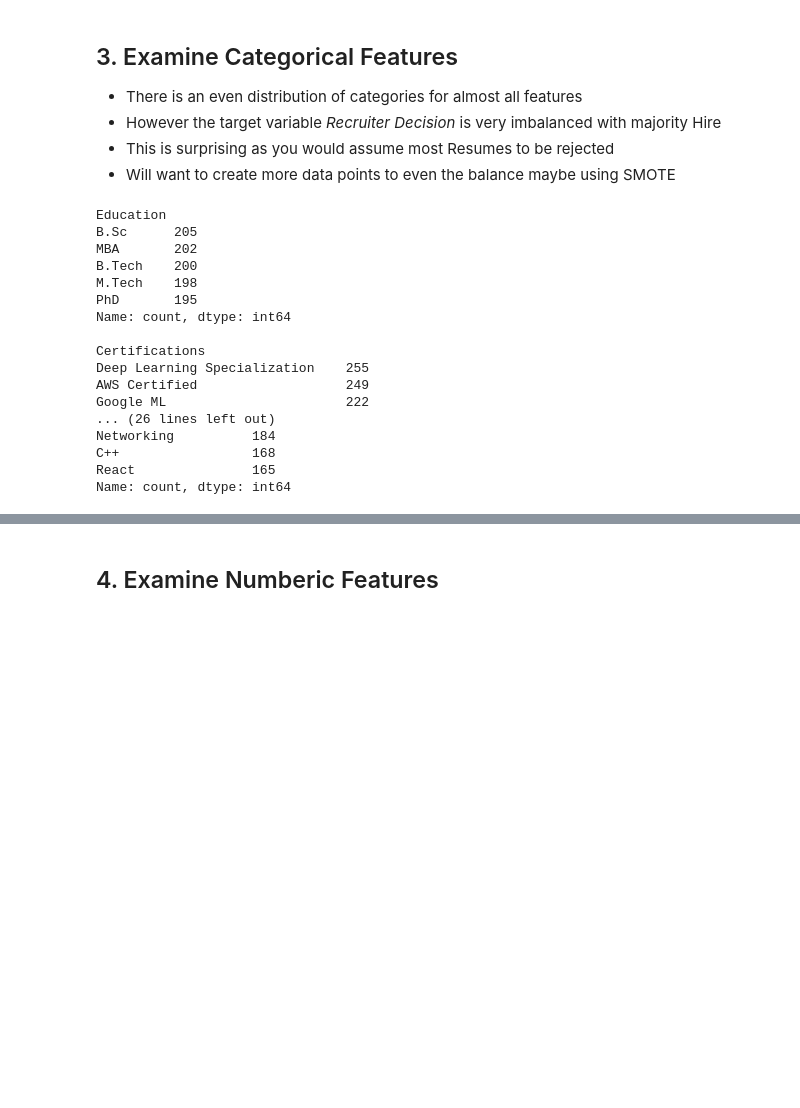
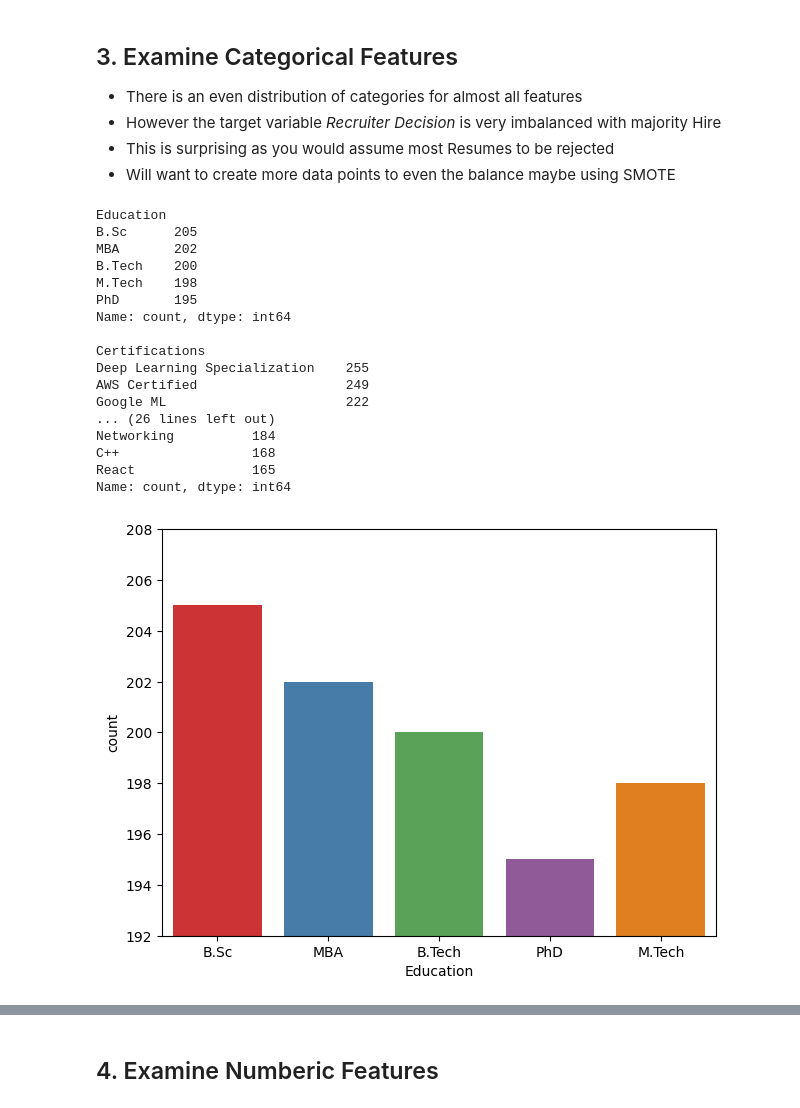
Before and after one commit to ehagye/ResumeRanker, a Jupyter notebook: notebooks/01_eda.ipynb, the cells around one changed output, grey strips where cells are left out. Drawn from its saved outputs; the diff is of its cells as text; code cells hidden in the pictures; blank space fills up the shorter version.

Commit message:
Added graphs to the eda using seaborn.

```diff
--- a/notebooks/01_eda.ipynb
+++ b/notebooks/01_eda.ipynb
@@ -93,25 +96,42 @@ dtype: float64
 # %%
 # printing out each categorical feature and their amounts
 print(df['Education'].value_counts(), "\n")
 print(df['Certifications'].value_counts(), "\n")
 print(df['Job Role'].value_counts(), "\n")
 print(df['Recruiter Decision'].value_counts(), "\n")
 print(df['Skills'].str.split(', ').explode().value_counts())
+
+# ploting the counts of each of the categorical features
+for col in ['Education', 'Certifications', 'Job Role', 'Recruiter Decision']:
+
+    value_counts = df[col].value_counts()
+    min_count = value_counts.min()
+    max_count = value_counts.max()
+
+    padding_range = max_count - min_count
+    lower_limit = max(min_count - 0.3 * padding_range, 0)
+    upper_limit = max_count + 0.3 * padding_range
+
+    plt.figure()
+    sns.countplot(x=col, hue=col, data=df, palette='Set1', legend=False)
+    plt.tight_layout()
+    plt.ylim(lower_limit, upper_limit)
 # %% [output]
 Education
 B.Sc      205
 MBA       202
 B.Tech    200
 M.Tech    198
 PhD       195
 Name: count, dtype: int64
 
 Certifications
 Deep Learning Specialization    255
 AWS Certified                   249
 Google ML                       222
 ... (26 lines left out)
 Networking          184
 C++                 168
 React               165
 Name: count, dtype: int64
+[figure, added]
```
Also changed, not shown: parts of 3 cells of this notebook, 3 other files.
